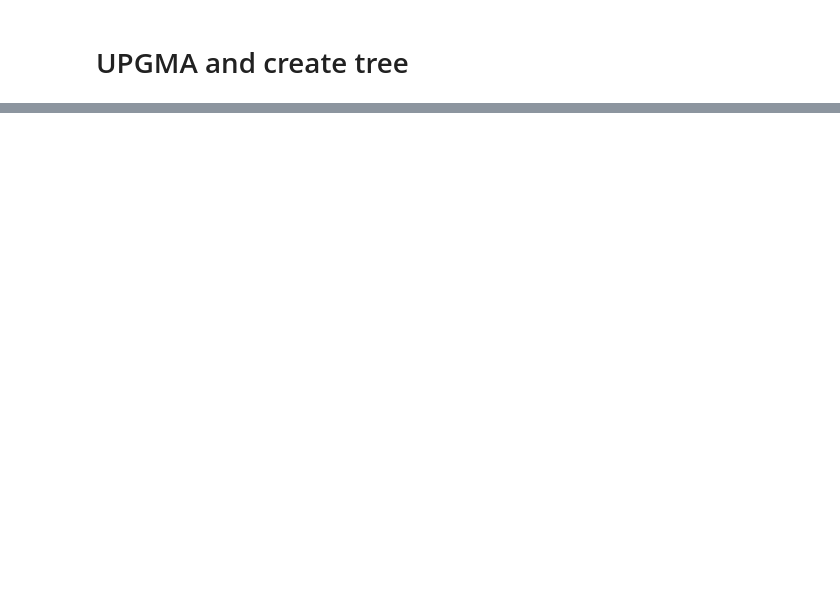
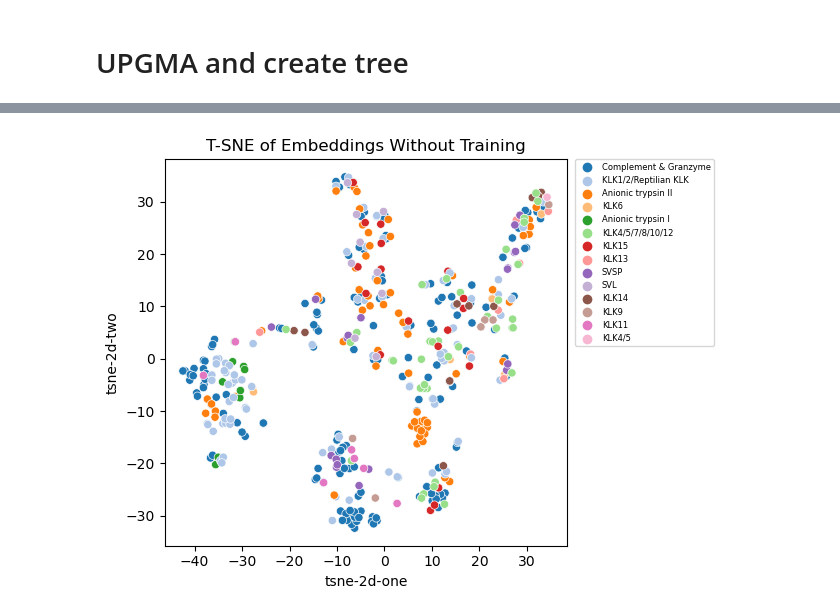
Before and after one commit to AlexanderFastner/Protein-Embeddings-to-Phylogenies, a Jupyter notebook: VAE.ipynb, the cells around one changed output, grey strips where cells are left out. Cells and saved outputs as stored; diff of their text form; code cells hidden in the pictures; blank space fills up the shorter version.

```diff
--- a/VAE.ipynb
+++ b/VAE.ipynb
@@ -383,0 +421,4 @@ trustworthiness:  0.9727072594064459
+# %%
+tsne_results_ref = tsne(embedding,colour_df, "T-SNE of Embeddings Without Training","reference",types)
+# %% [output]
+[figure, added]
```
Also changed, not shown: parts of 16 cells of this notebook, 42 other files.
